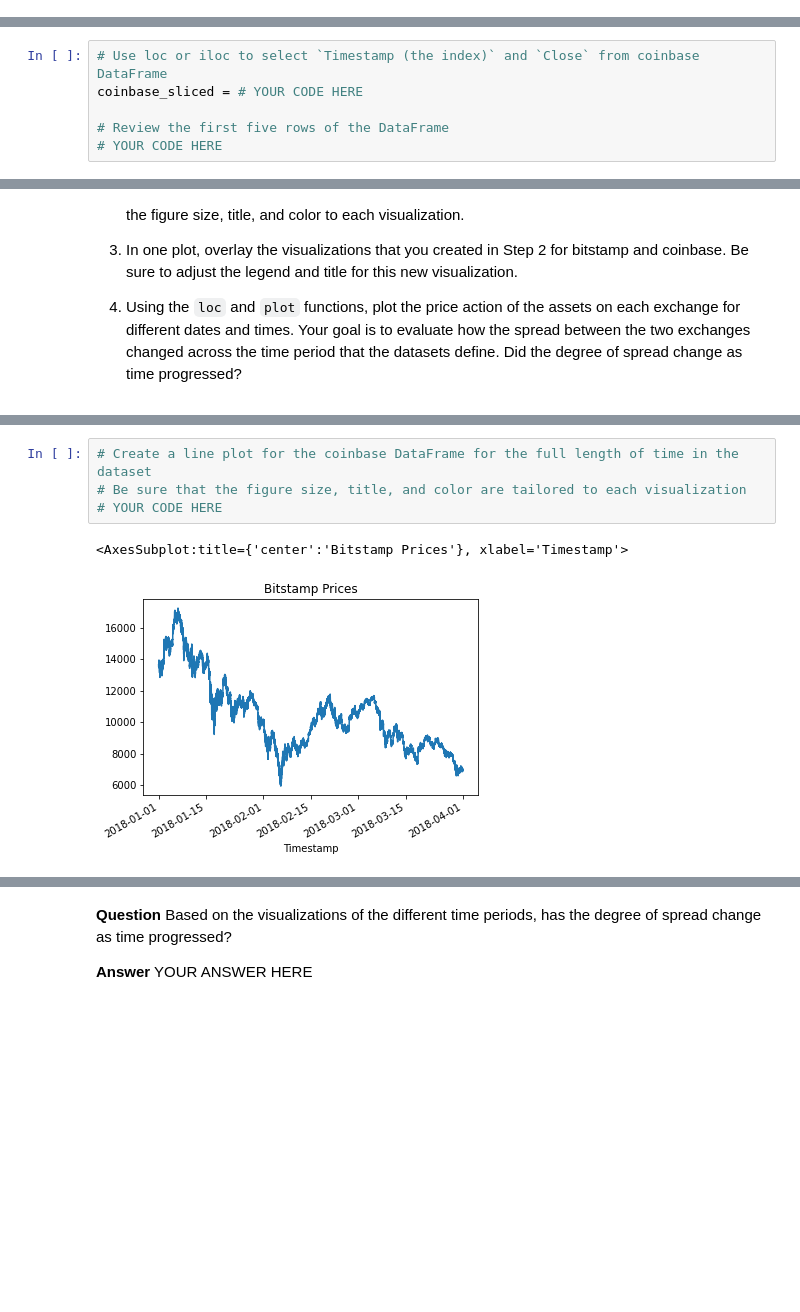
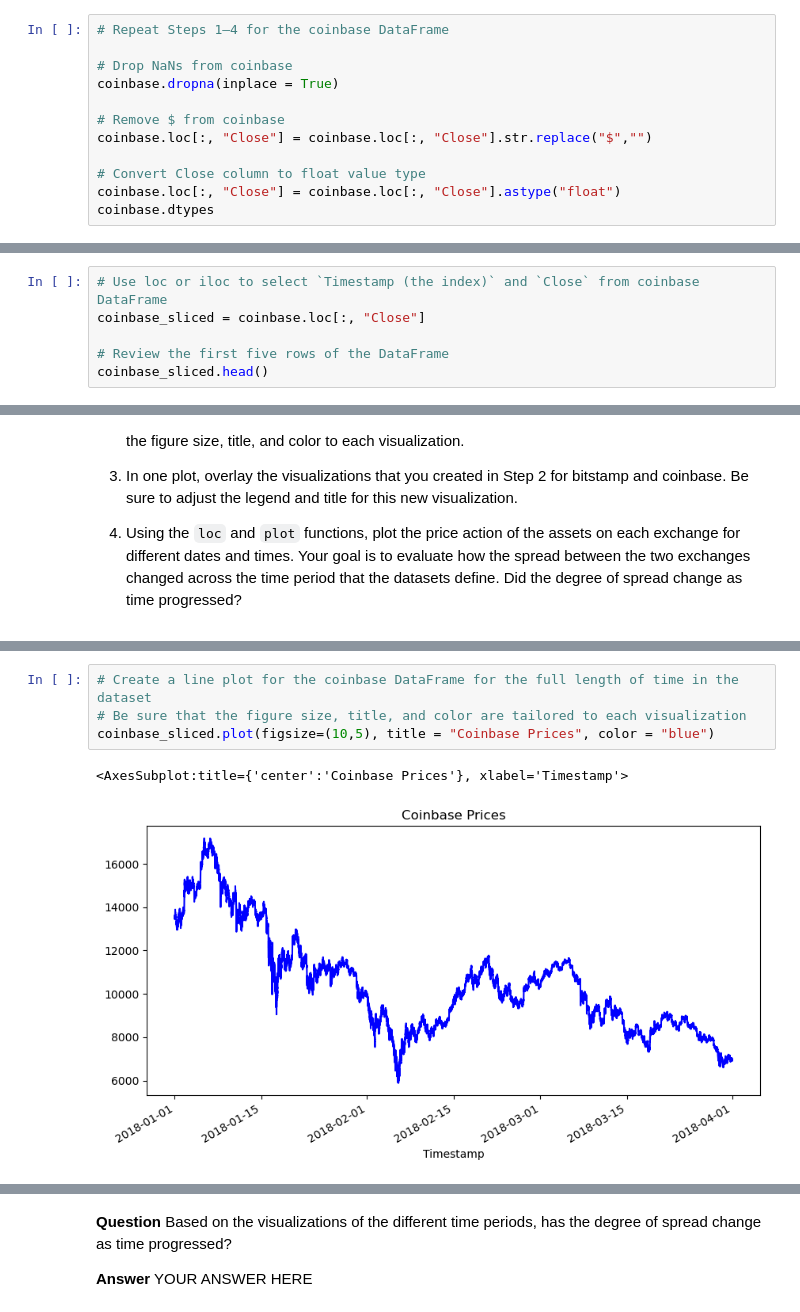
Before and after one commit to nahinhayat/Module3Challenge, a Jupyter notebook: Starter_Code 3/crypto_arbitrage.ipynb, the cells around one changed output, grey strips where cells are left out. Saved outputs shown, nothing was run; the diff lists cells and outputs as text; blank space fills up the shorter version.

```diff
--- a/Starter_Code 3/crypto_arbitrage.ipynb
+++ b/Starter_Code 3/crypto_arbitrage.ipynb
@@ -133,0 +158,12 @@ AttributeError: 'DataFrame' object has no attribute 'str'
+# %%
+# Repeat Steps 1–4 for the coinbase DataFrame
+
+# Drop NaNs from coinbase
+coinbase.dropna(inplace = True)
+
+# Remove $ from coinbase
+coinbase.loc[:, "Close"] = coinbase.loc[:, "Close"].str.replace("$","")
+
+# Convert Close column to float value type
+coinbase.loc[:, "Close"] = coinbase.loc[:, "Close"].astype("float")
+coinbase.dtypes
@@ -168,7 +213,7 @@ bitstamp_sliced = # YOUR CODE HERE
 # %%
 # Use loc or iloc to select `Timestamp (the index)` and `Close` from coinbase DataFrame
-coinbase_sliced = # YOUR CODE HERE
+coinbase_sliced = coinbase.loc[:, "Close"]
 
 # Review the first five rows of the DataFrame
-# YOUR CODE HERE
+coinbase_sliced.head()
 # %% [output]
@@ -227,10 +272,10 @@ Sort through the time series data associated with the bitstamp and coinbase Data
 # %%
 # Create a line plot for the coinbase DataFrame for the full length of time in the dataset
 # Be sure that the figure size, title, and color are tailored to each visualization
-# YOUR CODE HERE
+coinbase_sliced.plot(figsize=(10,5), title = "Coinbase Prices", color = "blue")
 # %% [output]
-<AxesSubplot:title={'center':'Bitstamp Prices'}, xlabel='Timestamp'>
+<AxesSubplot:title={'center':'Coinbase Prices'}, xlabel='Timestamp'>
-[figure, old version]
+[figure, new version]
 # %%
 # Overlay the visualizations for the bitstamp and coinbase DataFrames in one plot
 # The plot should visualize the prices over the full lenth of the dataset
```
Also changed, not shown: parts of 14 cells of this notebook.
